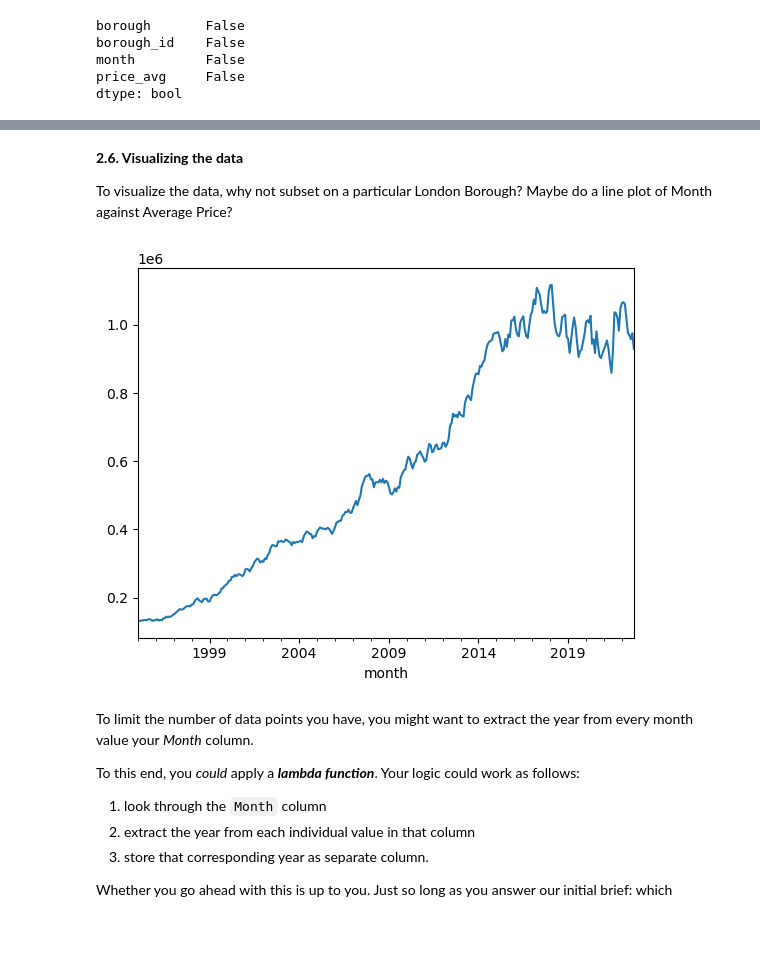
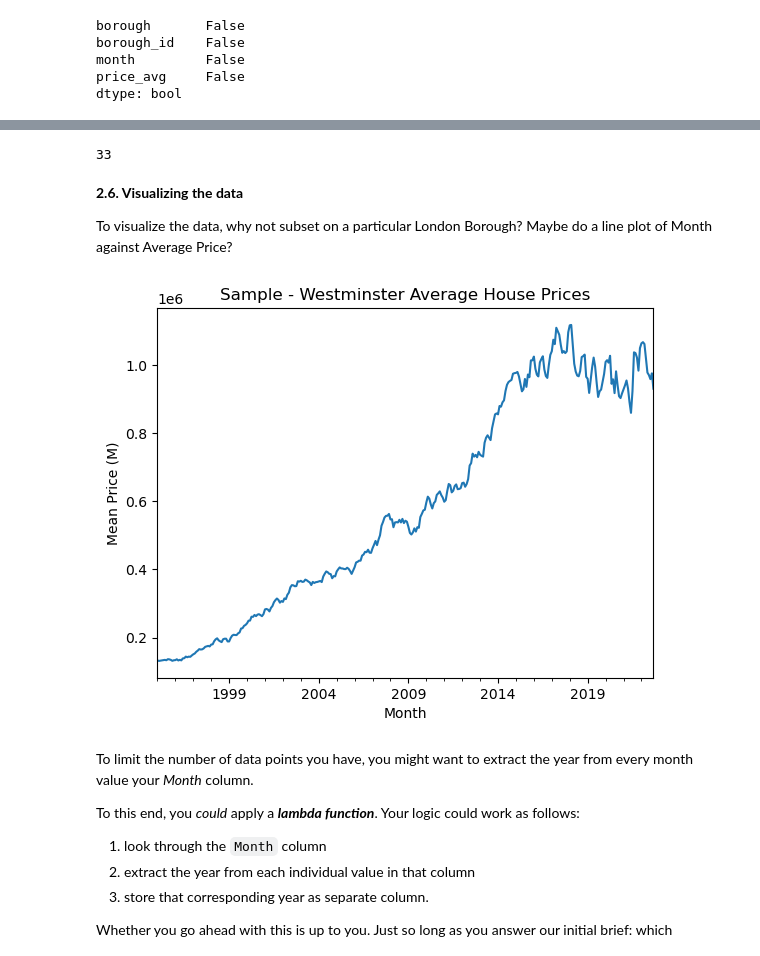
Before and after one commit to BrettlyCD/london-housing, a Jupyter notebook: london_housing.ipynb, the cells around one changed output, grey strips where cells are left out. Drawn from its saved outputs; the diff is of its cells as text; code cells hidden in the pictures; blank space fills up the shorter version.

Commit message:
Build out summary visualization and make initial conclusions.

```diff
--- a/london_housing.ipynb
+++ b/london_housing.ipynb
@@ -256,3 +257,12 @@ borough_id    False
 month         False
 price_avg     False
 dtype: bool
+# %%
+#Now need to remove the rows that aren't any of the 32 London Boroughs. I'll start by create a list of non-boroughs
+non_london = ['Inner London', 'Outer London',
+               'NORTH EAST', 'NORTH WEST', 'YORKS & THE HUMBER',
+               'EAST MIDLANDS', 'WEST MIDLANDS',
+              'EAST OF ENGLAND', 'LONDON', 'SOUTH EAST',
+              'SOUTH WEST', 'England']
+# %%
+properties = properties[~properties['borough'].isin(non_london)]
@@ -259,13 +278,21 @@ dtype: bool
+# %%
+#the new df should have 33 unique boroughs for all the boroughs + the City of London
+len(properties['borough'].unique())
+# %% [output]
+33
 # %% [markdown]
 **2.6. Visualizing the data**
 
 To visualize the data, why not subset on a particular London Borough? Maybe do a line plot of Month against Average Price?
 # %%
-graph_sample = properties[properties['borough'] == 'Westminster'].groupby('month')['price_avg'].sum()
+graph_sample = properties[properties['borough'] == 'Westminster'].groupby('month')['price_avg'].mean()
 graph_sample.plot(kind="line")
+plt.title('Sample - Westminster Average House Prices')
+plt.xlabel('Month')
+plt.ylabel('Mean Price (M)')
 plt.show()
 # %% [output]
-[figure, old version]
+[figure, new version]
 # %% [markdown]
 To limit the number of data points you have, you might want to extract the year from every month value your *Month* column.
 
```
Also changed, not shown: parts of 13 cells of this notebook.
